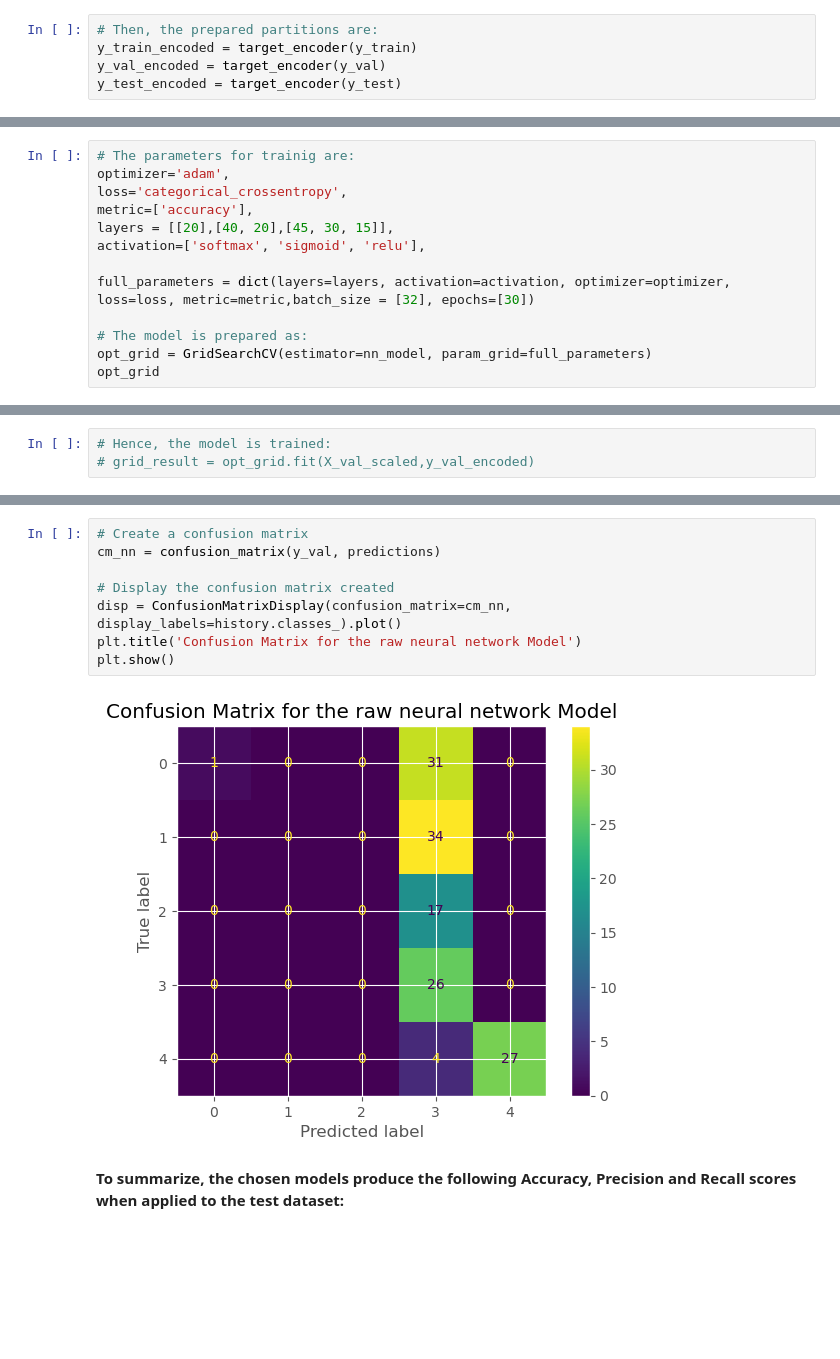
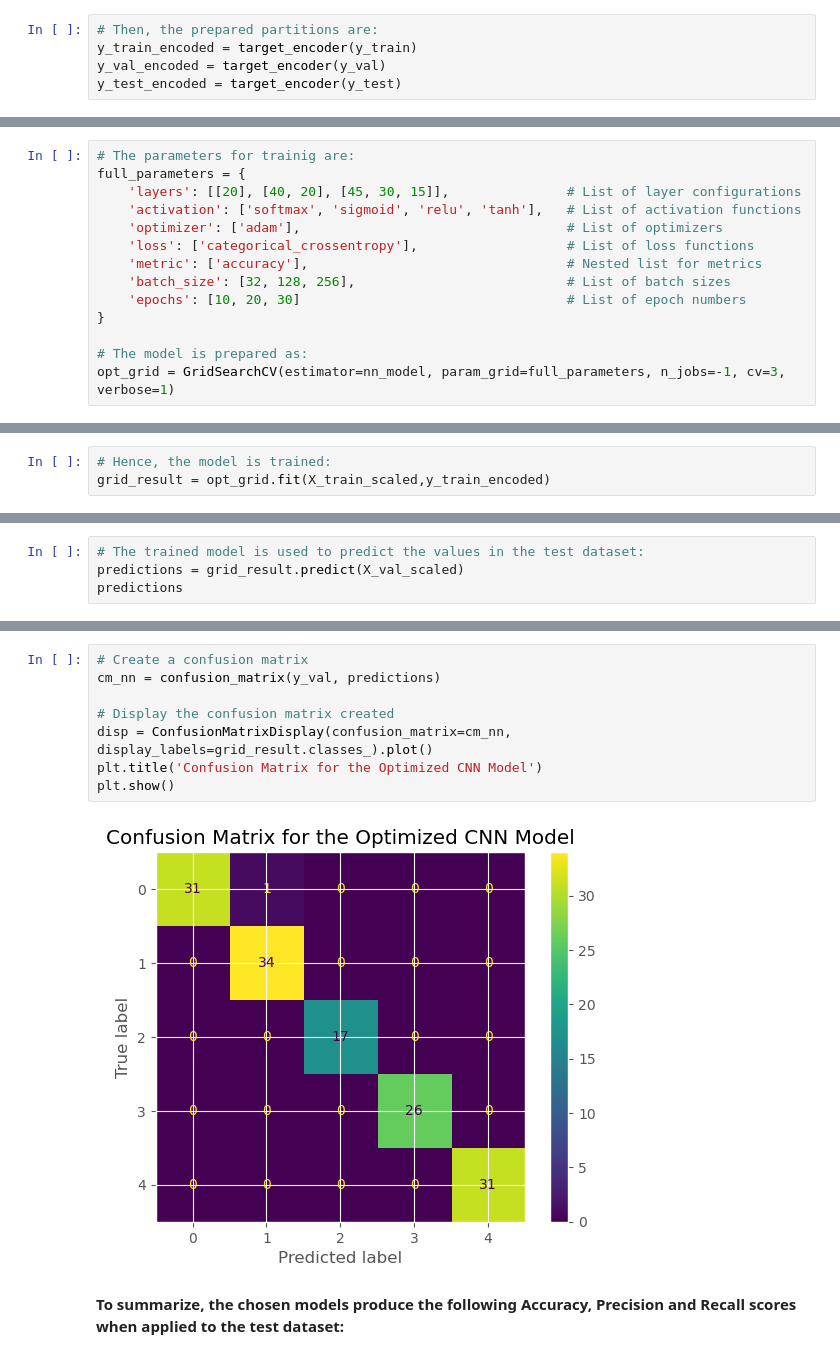
Before and after one commit to bizzaccelerator/classification_of_consumer_behaviour, a Jupyter notebook: notebook.ipynb, the cells around one changed output, grey strips where cells are left out. Drawn from its saved outputs; the diff is of its cells as text; blank space fills up the shorter version.

Commit message:
Convolutional Neural Network model Optimized.

```diff
--- a/notebook.ipynb
+++ b/notebook.ipynb
@@ -1213,13 +1217,14 @@ This model accurately evaluates the categories 4 and 5. However, fails at predic
 # %%
 # The parameters for trainig are:
-optimizer='adam',
-loss='categorical_crossentropy',
-metric=['accuracy'],
-layers = [[20],[40, 20],[45, 30, 15]],
-activation=['softmax', 'sigmoid', 'relu'],
-
-full_parameters = dict(layers=layers, activation=activation, optimizer=optimizer, loss=loss, metric=metric,batch_size = [32], epochs=[30])
+full_parameters = {
+    'layers': [[20], [40, 20], [45, 30, 15]],               # List of layer configurations
+    'activation': ['softmax', 'sigmoid', 'relu', 'tanh'],   # List of activation functions
+    'optimizer': ['adam'],                                  # List of optimizers
+    'loss': ['categorical_crossentropy'],                   # List of loss functions
+    'metric': ['accuracy'],                                 # Nested list for metrics
+    'batch_size': [32, 128, 256],                           # List of batch sizes
+    'epochs': [10, 20, 30]                                  # List of epoch numbers
+}
 
 # The model is prepared as:
-opt_grid = GridSearchCV(estimator=nn_model, param_grid=full_parameters)
-opt_grid
+opt_grid = GridSearchCV(estimator=nn_model, param_grid=full_parameters, n_jobs=-1, cv=3, verbose=1)
@@ -1233,3 +1231,3 @@ GridSearchCV(estimator=<keras.wrappers.scikit_learn.KerasClassifier object at 0x
 # %%
 # Hence, the model is trained:
-# grid_result = opt_grid.fit(X_val_scaled,y_val_encoded)
+grid_result = opt_grid.fit(X_train_scaled,y_train_encoded)
@@ -1271,0 +1251,4 @@ array([[0., 1., 0., 0., 0.],
+# %%
+# The trained model is used to predict the values in the test dataset:
+predictions = grid_result.predict(X_val_scaled)
+predictions
@@ -1282,13 +1271,13 @@ Test Accuracy: 0.800000011920929
 # %%
 # Create a confusion matrix
 cm_nn = confusion_matrix(y_val, predictions)
 
 # Display the confusion matrix created
-disp = ConfusionMatrixDisplay(confusion_matrix=cm_nn, display_labels=history.classes_).plot()
-plt.title('Confusion Matrix for the raw neural network Model')
+disp = ConfusionMatrixDisplay(confusion_matrix=cm_nn, display_labels=grid_result.classes_).plot()
+plt.title('Confusion Matrix for the Optimized CNN Model')
 plt.show()
 # %% [output]
-[figure, old version]
+[figure, new version]
 # %% [markdown]
 __To summarize, the chosen models produce the following Accuracy, Precision and Recall scores when applied to the test dataset:__
 # %%
```
Also changed, not shown: parts of 19 cells of this notebook.
